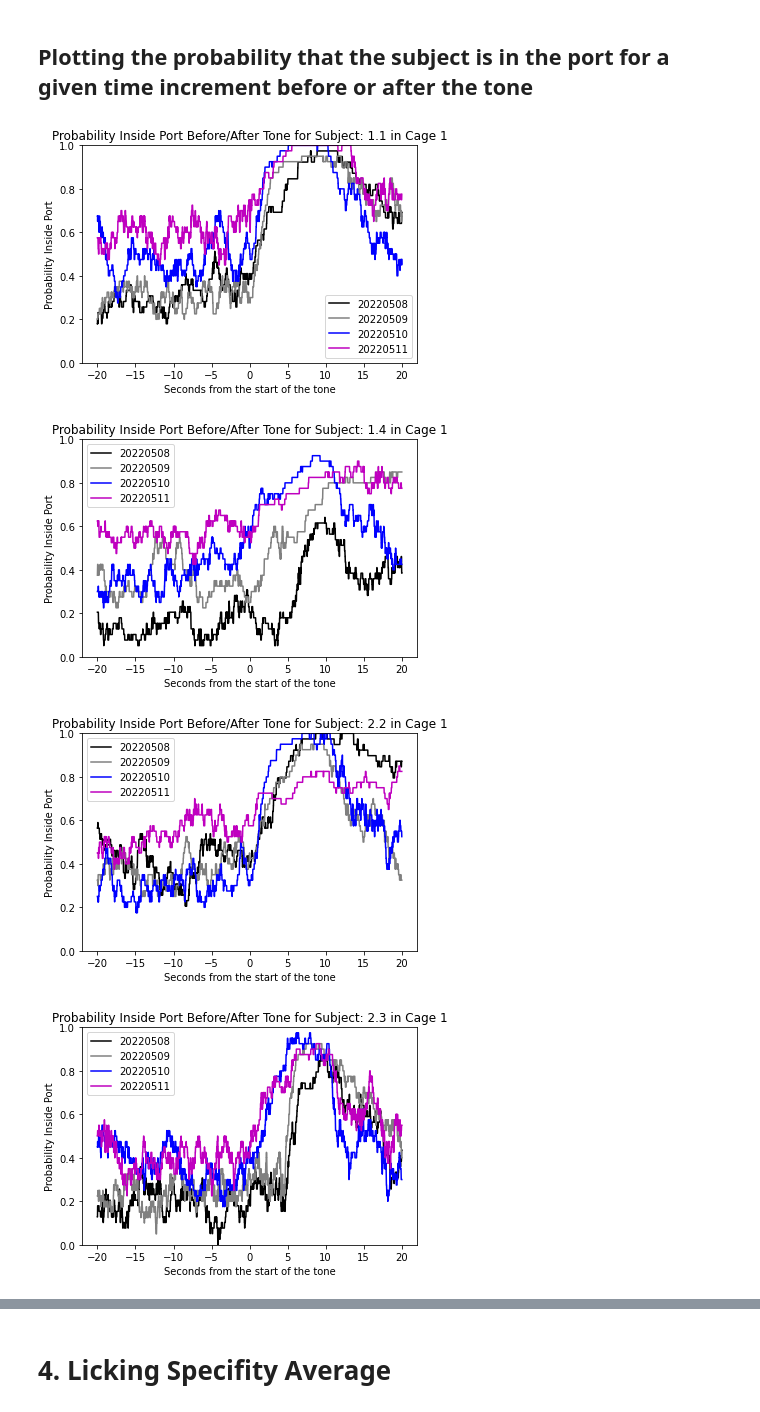
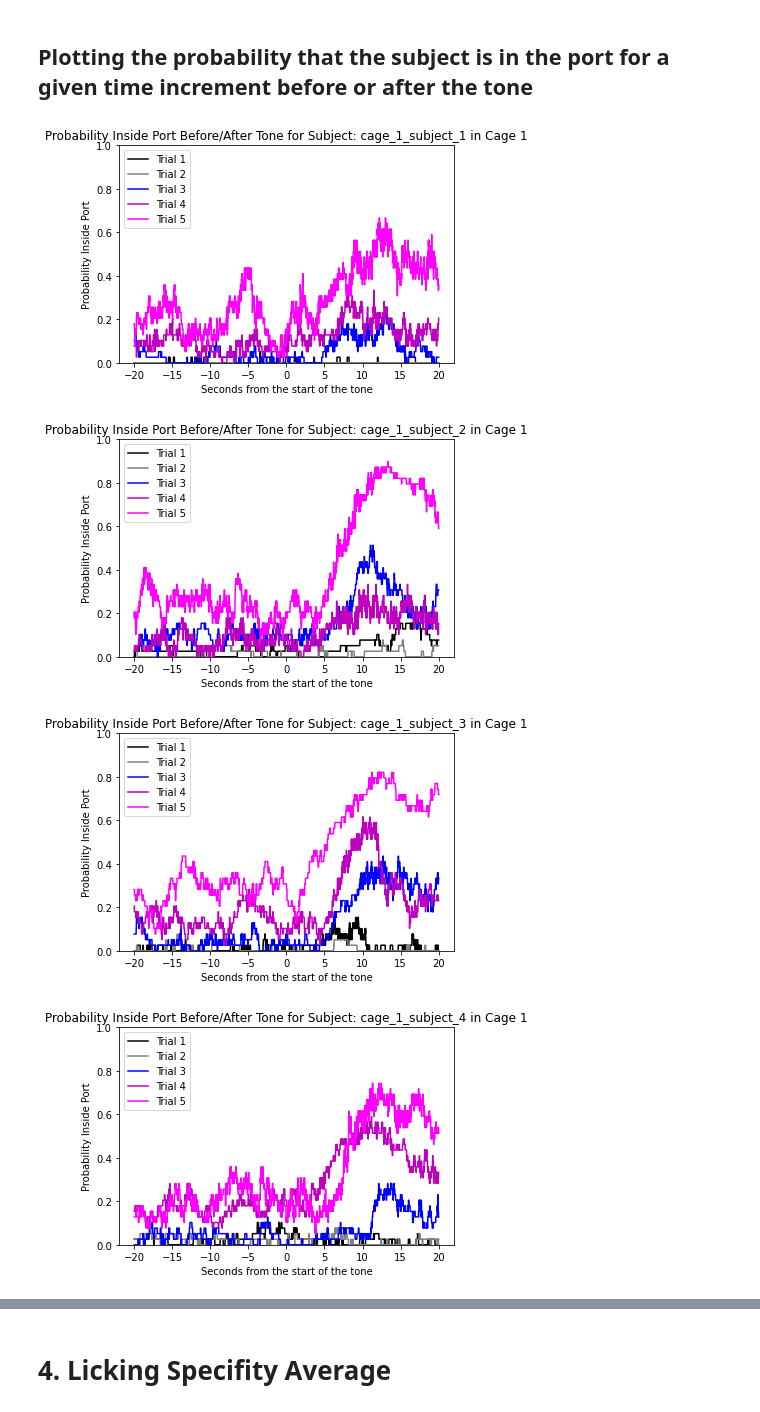
Before and after one commit to padillacoreanolab/behavioral_dataframe_processing, a Jupyter notebook: results/2022_07_20_repeated_id_fix/03_calculating_port_entry_precision.ipynb, the cells around one changed output, grey strips where cells are left out. Saved outputs shown, nothing was run; the diff lists cells and outputs as text; code cells hidden in the pictures.

Commit message:
nb: plotting with trial numbers

```diff
--- a/results/2022_07_20_repeated_id_fix/03_calculating_port_entry_precision.ipynb
+++ b/results/2022_07_20_repeated_id_fix/03_calculating_port_entry_precision.ipynb
@@ -126,7 +130,7 @@ cage_numbers_for_title
 # %%
 # Getting the first and last recording date to get a range
-earliest_date = min(all_dates)
-latest_date = max(all_dates)
+earliest_date = recording_and_metadata_df["end_date_int"].min()
+latest_date = recording_and_metadata_df["end_date_int"].max()
 # %%
 earliest_date
 # %% [output]
@@ -408,12 +442,12 @@ concatted_medpc_df.head()
 - Getting all the files with valid tone times. Some files were for testing and do not have the times that the tones were played
 # %%
 valid_files = []
-for file_path in recording_and_metadata_df["file_path"].unique():
-    current_medpc_df = recording_and_metadata_df[recording_and_metadata_df["file_path"] == file_path]
+for file_name in recording_and_metadata_df["file_name"].unique():
+    current_medpc_df = recording_and_metadata_df[recording_and_metadata_df["file_name"] == file_name]
     valid_tones = processing.tone.get_valid_tones(tone_pd_series= current_medpc_df["(S)CSpresentation"])
 
     if not valid_tones.empty:
-        valid_files.append(file_path)
+        valid_files.append(file_name)
     else:
         print("Skipped {}".format(key))
 # %%
@@ -455,14 +489,14 @@ valid_files_df.tail()
 # %%
 subject_to_date_to_average_probability = defaultdict(dict)
 # Going through each subject
-for subject in recording_and_metadata_df["subject"].unique():
+for subject in recording_and_metadata_df["cage_and_subject"].unique():
     # Getting all the rows that are for one subject
-    one_subject_all_days = recording_and_metadata_df[recording_and_metadata_df["subject"] == subject]
+    one_subject_all_days = recording_and_metadata_df[recording_and_metadata_df["cage_and_subject"] == subject]
 
     # Going through each date of one subject
-    for date in one_subject_all_days["date"].unique():
+    for date in one_subject_all_days["trial_number"].unique():
         # Getting all the rows that correspond to the date
-        one_day_df = one_subject_all_days[one_subject_all_days["date"] == date].copy()
+        one_day_df = one_subject_all_days[one_subject_all_days["trial_number"] == date].copy()
         ### Scaling all the dataframes
         one_day_df["port_entry_scaled"] = one_day_df["(P)Portentry"].apply(lambda x: processing.port.scale_time_to_whole_number(x))
         one_day_df["port_exit_scaled"] = one_day_df["(N)Portexit"].apply(lambda x: processing.port.scale_time_to_whole_number(x))
@@ -492,7 +528,7 @@ subject_to_date_to_average_probability["3.3 (4)"]
 # %% [output]
 {}
 # %%
-subject_to_cage = pd.Series(metadata_df["cage"].values.astype(int),index=metadata_df["Subject"].values).to_dict()
+subject_to_cage = pd.Series(metadata_df["cage"].values.astype(int),index=metadata_df["cage_and_subject"].values).to_dict()
 # %%
 subject_to_cage
 # %% [output]
@@ -511,26 +563,26 @@ os.makedirs(probability_inside_port_plots_output_directory, exist_ok=True)
 ## Plotting the probability that the subject is in the port for a given time increment before or after the tone
 # %%
 all_colors = ["k", "gray", "b", "m", "fuchsia", "c","g", "lime", "y", "darkorange", "r", "deeppink"]
-for subject_id in recording_and_metadata_df["subject"].unique():
+for subject_id in recording_and_metadata_df["cage_and_subject"].unique():
     fig, ax = plt.subplots()
     cage = int(subject_to_cage[subject_id])
     ax.set_xlabel("Seconds from the start of the tone")
     ax.set_ylabel("Probability Inside Port")
     ax.set_title("Probability Inside Port Before/After Tone for Subject: {} in Cage {}".format(subject_id, cage))
     counter = 0
 
     for key in sorted(subject_to_date_to_average_probability[subject_id].keys()):
-        ax.plot(np.linspace(-20,20,4000), subject_to_date_to_average_probability[subject_id][key], label=key, color=all_colors[counter])
+        ax.plot(np.linspace(-20,20,4000), subject_to_date_to_average_probability[subject_id][key], label="Trial {}".format(key), color=all_colors[counter])
         counter += 1
     handles, labels = ax.get_legend_handles_labels()
     labels, handles = zip(*sorted(zip(labels, handles), key=lambda t: t[0]))
     ax.set_ylim(0, 1)
     ax.legend(handles, labels)
 
     file_name = "probability_inside_port_cage_{}_subject_{}_date_{}_{}.png".format(cage, subject_id, earliest_date, latest_date)
     plt.savefig(os.path.join(probability_inside_port_plots_output_directory, file_name))
 # %% [output]
-[figure, old version]
+[figure, new version]
-[figure, old version]
+[figure, new version]
-[figure, old version]
+[figure, new version]
-[figure, old version]
+[figure, new version]
```
Also changed, not shown: parts of 49 cells of this notebook, 2 other files.
